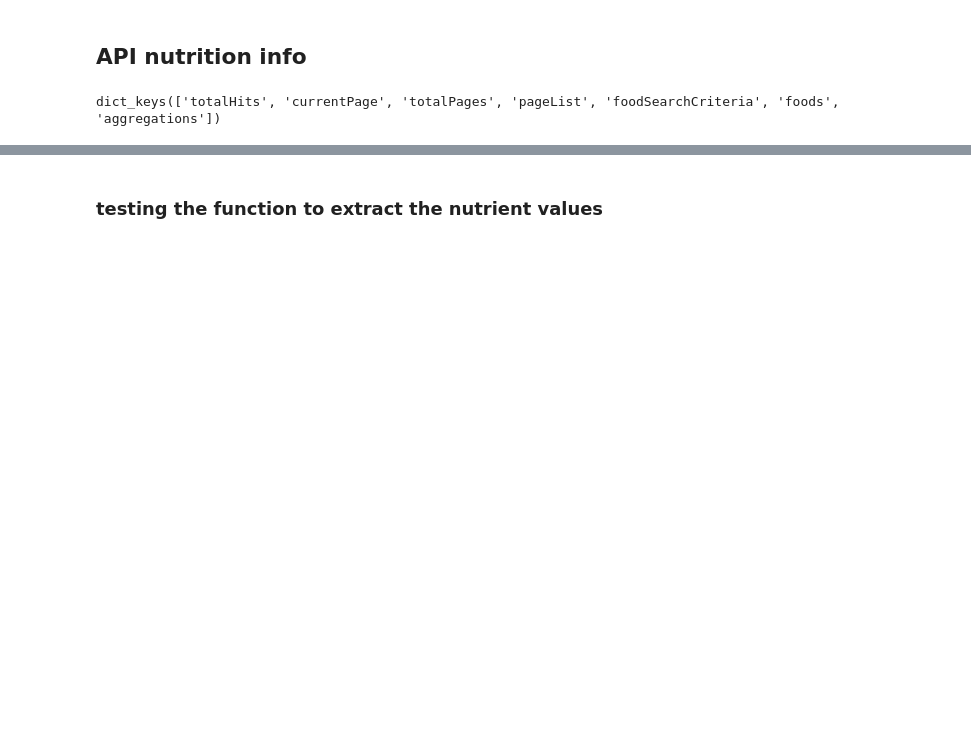
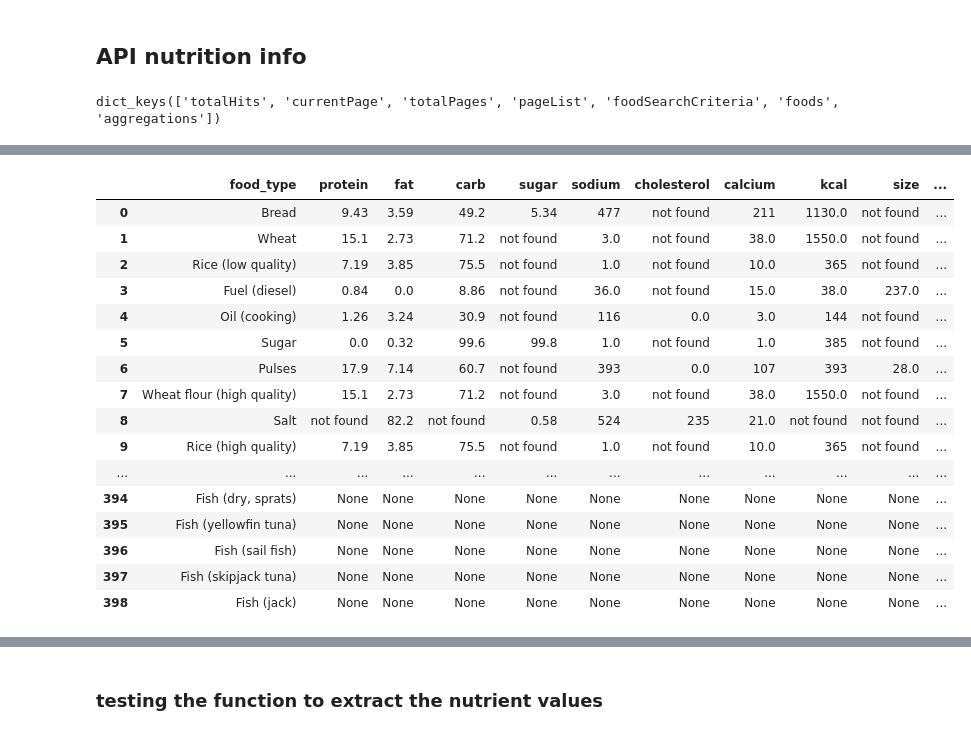
Before and after one commit to AllanRPetersen/Predicting-Food-Prices, a Jupyter notebook: notebooks/adrian_food_global_pricing.ipynb, the cells around one changed output, grey strips where cells are left out. Drawn from its saved outputs; the diff is of its cells as text; code cells hidden in the pictures; blank space fills up the shorter version.

```diff
--- a/notebooks/adrian_food_global_pricing.ipynb
+++ b/notebooks/adrian_food_global_pricing.ipynb
@@ -270,7 +302,8 @@ def nutrients_redux(food):
         'api_key': API_KEY,
         'query': product,
         'pageSize': 1,
-        'numberOfResultsPerPage': 1
+        'numberOfResultsPerPage': 1,
+        #'dataType': "Foundation"
     }
     response = requests.get(' https://api.nal.usda.gov/fdc/v1/foods/search', params=params).json()
 
@@ -282,7 +315,10 @@ def nutrients_redux(food):
     cholesterol = 'not found'
     calcium = 'not found'
     energy = 'not found'
+    size = 'not found'
+    unit = 'not found'
     try:
+
         for element in response['foods'][0]['foodNutrients']:
             if element['nutrientName'] == 'Protein':
                 protein = element['value']
@@ -290,7 +326,7 @@ def nutrients_redux(food):
                 fat = element['value']
             if element['nutrientName'] == 'Carbohydrate, by difference':
                 carb = element['value']
-            if element['nutrientName'] == 'Sugars, total including NLEA':
+            if element['nutrientName'] == 'Sugars, Total NLEA':
                 sugar = element['value']
             if element['nutrientName'] == 'Sodium, Na':
                 sodium = element['value']
@@ -300,9 +336,12 @@ def nutrients_redux(food):
                 calcium = element['value']
             if element['nutrientName'] == 'Energy':
                 energy = element['value']
+        size = response['foods'][0]['servingSize']
+        unit = response['foods'][0]['servingSizeUnit']
     except:
-        print(f'did not find info for {food}')
-    return {
+        print(f'missing branded info for {food}')
+
+    result = {
         'protein': protein,
         'fat': fat,
         'carb': carb,
@@ -310,5 +349,8 @@ def nutrients_redux(food):
         'sodium': sodium,
         'cholesterol': cholesterol,
         'calcium': calcium,
-        'kcal': energy
+        'kcal': energy,
+        'size': size,
+        'unit': unit
     }
+    return result
@@ -315,3 +422,13 @@ def nutrients_redux(food):
 # %%
-#we can see the list of fixed nutrients that this type of food has
-nutrients_redux('apple (red)')
+#a function to call the other two functions if the first fails
+def nutrients_super(food):
+    product=food
+
+    result = nutrients_redux_2(product)
+
+    if sum(x== 'not found' for x in result.values()) >= 6:
+        result = nutrients_redux(product)
+        print('switched to branded')
+    else:
+        print('foundation')
+    return result
@@ -339,9 +512,11 @@ food_types['sodium'] = None
 food_types['cholesterol'] = None
 food_types['calcium'] = None
 food_types['kcal'] = None
+food_types['size'] = None
+food_types['unit'] = None
 # %%
-for index, row in food_types.iterrows():
-    food_nutrients = nutrients_redux(row['food_type'])
+for index, row in food_types.head(15).iterrows():
+    food_nutrients = nutrients_super(row['food_type'])
     food_types.loc[index, 'protein'] = food_nutrients['protein']
     food_types.loc[index, 'fat'] = food_nutrients['fat']
     food_types.loc[index, 'carb'] = food_nutrients['carb']
@@ -350,4 +525,6 @@ for index, row in food_types.iterrows():
     food_types.loc[index, 'sodium'] = food_nutrients['sodium']
     food_types.loc[index, 'calcium'] = food_nutrients['calcium']
     food_types.loc[index, 'kcal'] = food_nutrients['kcal']
+    food_types.loc[index, 'size'] = food_nutrients['size']
+    food_types.loc[index, 'unit'] = food_nutrients['unit']
 # %% [output]
@@ -373 +548,21 @@ did not find info for Livestock (sheep, two
+# %%
+food_types
+# %% [output]
+|  | food_type | protein | fat | carb | sugar | sodium | cholesterol | calcium | kcal | size | ... |
+| 0 | Bread | 9.43 | 3.59 | 49.2 | 5.34 | 477 | not found | 211 | 1130.0 | not found | ... |
+| 1 | Wheat | 15.1 | 2.73 | 71.2 | not found | 3.0 | not found | 38.0 | 1550.0 | not found | ... |
+| 2 | Rice (low quality) | 7.19 | 3.85 | 75.5 | not found | 1.0 | not found | 10.0 | 365 | not found | ... |
+| 3 | Fuel (diesel) | 0.84 | 0.0 | 8.86 | not found | 36.0 | not found | 15.0 | 38.0 | 237.0 | ... |
+| 4 | Oil (cooking) | 1.26 | 3.24 | 30.9 | not found | 116 | 0.0 | 3.0 | 144 | not found | ... |
+| 5 | Sugar | 0.0 | 0.32 | 99.6 | 99.8 | 1.0 | not found | 1.0 | 385 | not found | ... |
+| 6 | Pulses | 17.9 | 7.14 | 60.7 | not found | 393 | 0.0 | 107 | 393 | 28.0 | ... |
+| 7 | Wheat flour (high quality) | 15.1 | 2.73 | 71.2 | not found | 3.0 | not found | 38.0 | 1550.0 | not found | ... |
+| 8 | Salt | not found | 82.2 | not found | 0.58 | 524 | 235 | 21.0 | not found | not found | ... |
+| 9 | Rice (high quality) | 7.19 | 3.85 | 75.5 | not found | 1.0 | not found | 10.0 | 365 | not found | ... |
+| ... | ... | ... | ... | ... | ... | ... | ... | ... | ... | ... | ... |
+| 394 | Fish (dry, sprats) | None | None | None | None | None | None | None | None | None | ... |
+| 395 | Fish (yellowfin tuna) | None | None | None | None | None | None | None | None | None | ... |
+| 396 | Fish (sail fish) | None | None | None | None | None | None | None | None | None | ... |
+| 397 | Fish (skipjack tuna) | None | None | None | None | None | None | None | None | None | ... |
+| 398 | Fish (jack) | None | None | None | None | None | None | None | None | None | ... |
 # %%
```
Also changed, not shown: parts of 31 cells of this notebook.
